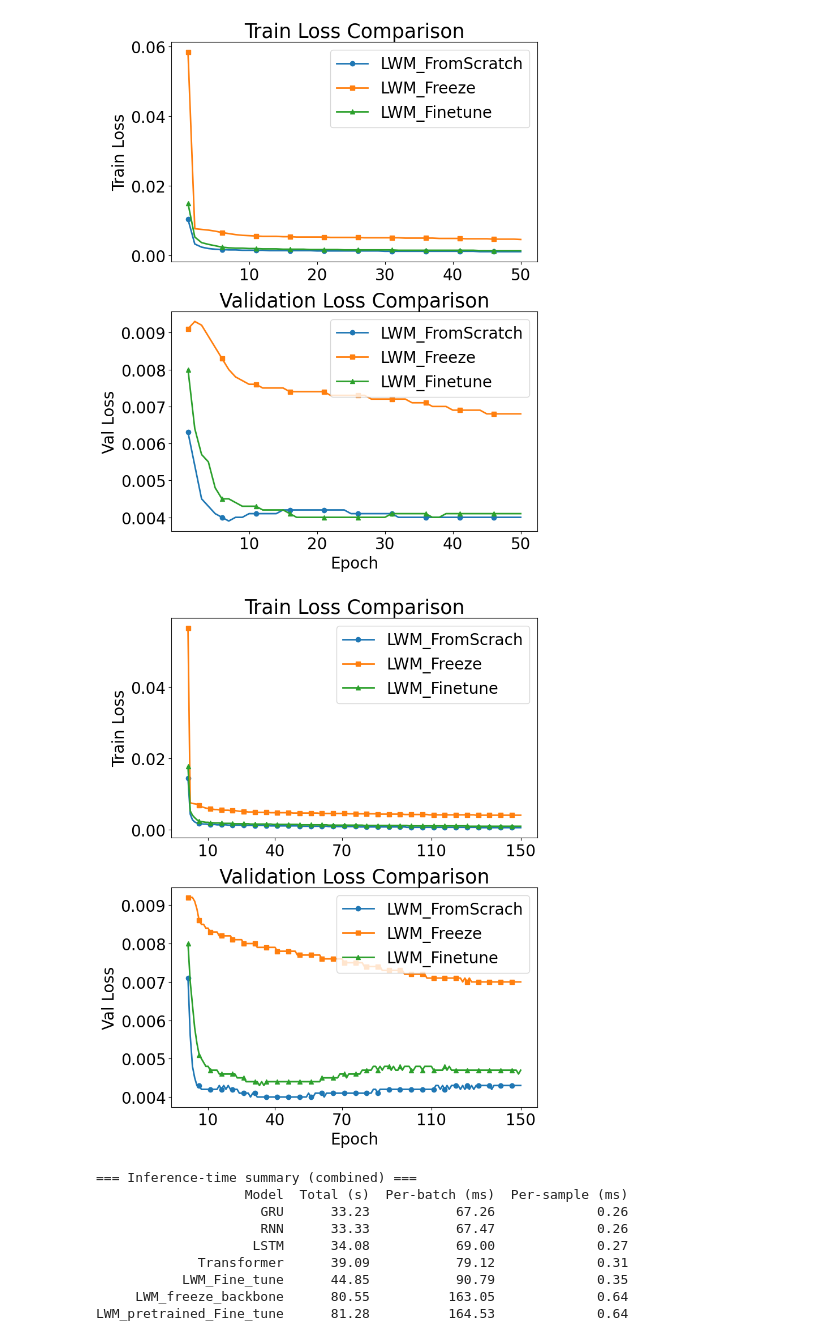
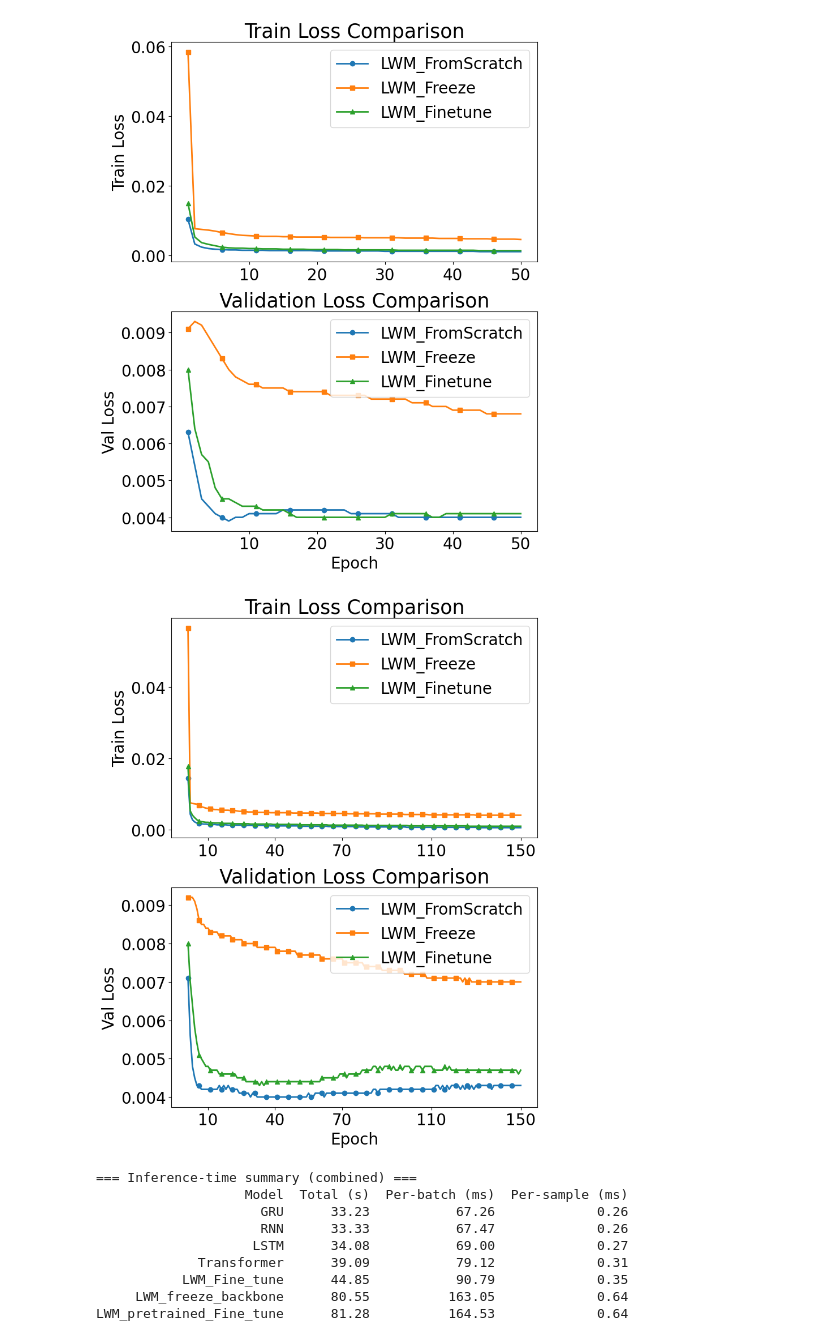
Before and after one commit to yuknow01/LWM, a Jupyter notebook: visualization6_final.ipynb, the cells around one changed output. Drawn from its saved outputs; the diff is of its cells as text; code cells hidden in the pictures.

```diff
--- a/visualization6_final.ipynb
+++ b/visualization6_final.ipynb
@@ -380,7 +380,7 @@ epochs = list(range(1, 151))
 
 # Combined metrics for each model including train_loss
 metrics = {
-    'LWM_FromScrach': {
+    'LWM_FromScratch': {
         'train_loss': [
             0.0144, 0.0043, 0.0027, 0.0021, 0.0018, 0.0017, 0.0016, 0.0015, 0.0015, 0.0014,
             0.0014, 0.0014, 0.0014, 0.0013, 0.0013, 0.0013, 0.0013, 0.0013, 0.0012, 0.0012,
@@ -505,34 +505,34 @@ legend_fontsize = 20
 fig, axes = plt.subplots(2, 1, figsize=(8, 10), sharex=True)
 
 # Train Loss
 axes[0].set_title('Train Loss Comparison', fontsize=title_fontsize)
 for (name, m), marker in zip(metrics.items(), markers):
     axes[0].plot(epochs, m['train_loss'], label=name, lw=2, marker=marker, markevery=5)
 axes[0].set_ylabel('Train Loss', fontsize=label_fontsize)
 axes[0].legend(fontsize=legend_fontsize)
 axes[0].tick_params(axis='both', labelsize=label_fontsize)
 
 # Validation Loss
 axes[1].set_title('Validation Loss Comparison', fontsize=title_fontsize)
 for (name, m), marker in zip(metrics.items(), markers):
     axes[1].plot(epochs, m['val_loss'], label=name, lw=2, marker=marker, markevery=5)
 axes[1].set_ylabel('Val Loss', fontsize=label_fontsize)
 axes[1].legend(fontsize=legend_fontsize)
 axes[1].tick_params(axis='both', labelsize=label_fontsize)
 
 
 # X-axis settings for all subplots
 for ax in axes:
     ax.set_xticks([10, 40, 70, 110, 150])
     ax.tick_params(axis='x', which='both', labelbottom=True)
 
 # Only bottom subplot has the x-axis label
 axes[-1].set_xlabel('Epoch', fontsize=label_fontsize)
 
 plt.tight_layout()
 plt.show()
 # %% [output]
-[figure, old version]
+[figure, new version]
 # %%
 # Inference-time summary with only total/batch/sample columns (sorted by per-sample)
 
```
Also changed, not shown: parts of 1 cell of this notebook, 2 other files.
